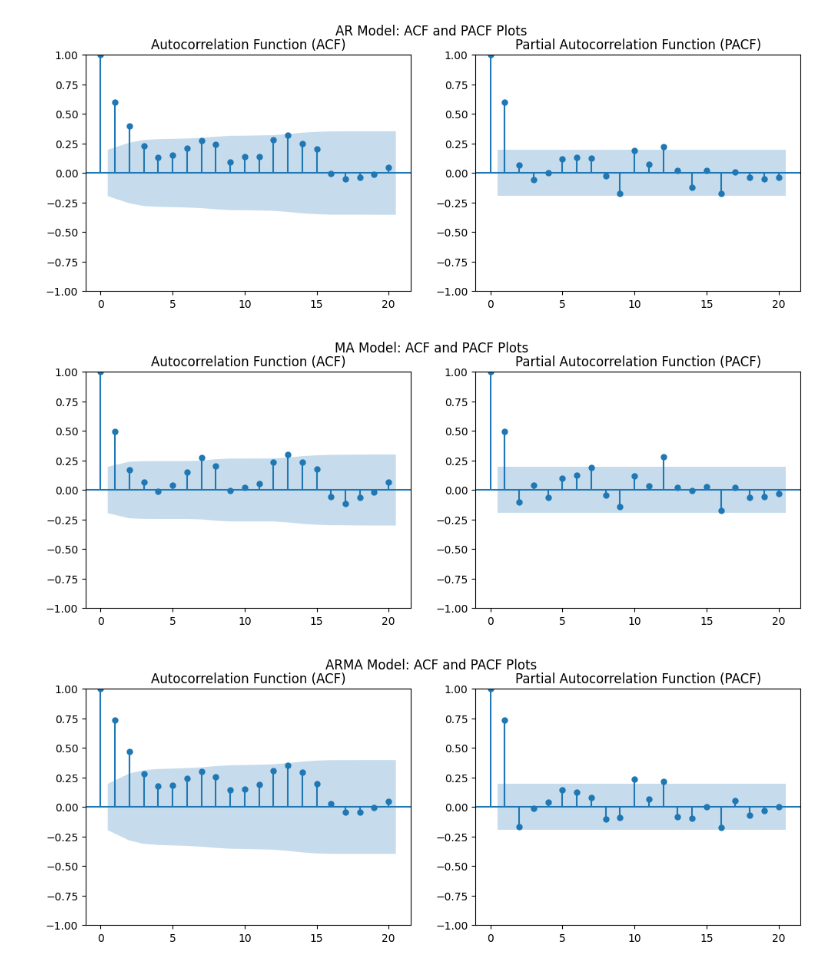
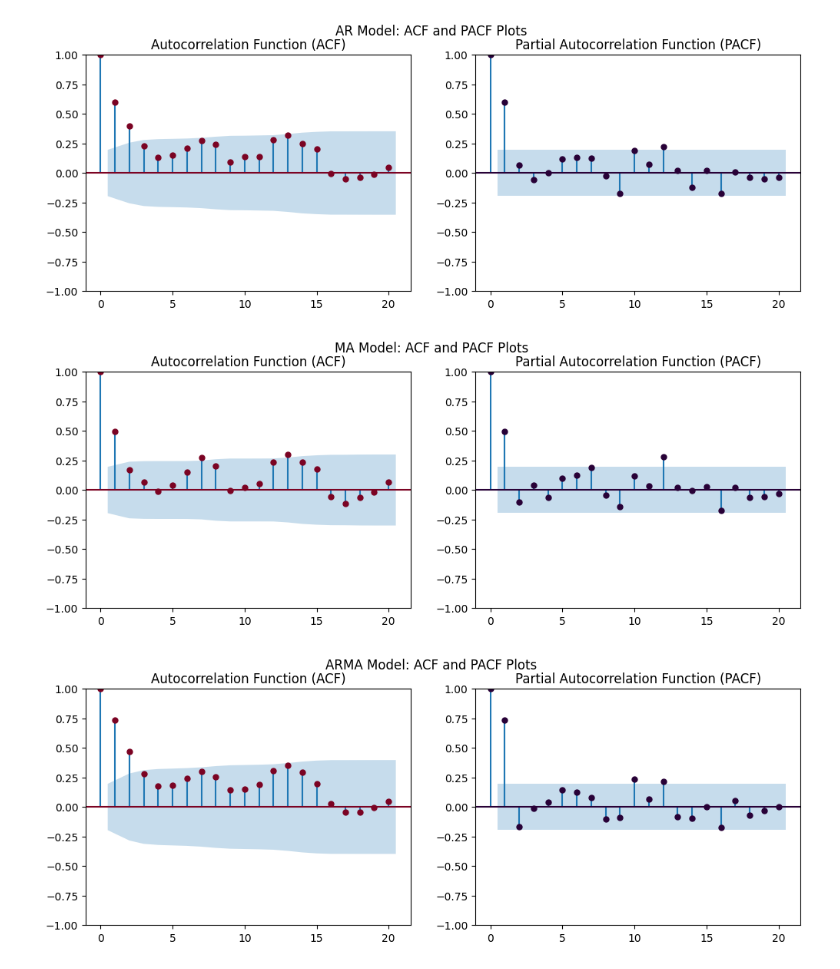
Before and after one commit to KAUSHAL0391/TFM, a Jupyter notebook: 08MAY.ipynb, the cells around one changed output. Drawn from its saved outputs; the diff is of its cells as text; code cells hidden in the pictures.

```diff
--- a/08MAY.ipynb
+++ b/08MAY.ipynb
@@ -1,35 +0,0 @@
-# %%
-import pandas as pd
-import numpy as np
-import matplotlib.pyplot as plt
-from statsmodels.graphics.tsaplots import plot_acf, plot_pacf
-from statsmodels.tsa.arima.model import ARIMA
-
-np.random.seed(0)
-time_series_data = np.random.randn(100)
-
-plt.figure(figsize=(10, 6))
-plt.plot(time_series_data)
-plt.title('Example Time Series Data')
-plt.xlabel('Time')
-plt.ylabel('Value')
-plt.show()
-
-fig, (ax1, ax2) = plt.subplots(2, 1, figsize=(10, 8))
-plot_acf(time_series_data, ax=ax1, lags=20)
-plot_pacf(time_series_data, ax=ax2, lags=20)
-plt.show()
-
-ar_model = ARIMA(time_series_data, order=(1, 0, 0))
-ar_results = ar_model.fit()
-
-print(ar_results.summary())
-
-plt.figure(figsize=(10, 6))
-plt.plot(time_series_data, label='Actual')
-plt.plot(ar_results.fittedvalues, color='red', label='Fitted')
-plt.title('AR(1) Model Fit')
-plt.xlabel('Time')
-plt.ylabel('Value')
-plt.legend()
-plt.show()
@@ -71,39 +15,39 @@ def generate_data(model_type, params, n):
 
 def plot_acf_pacf(data, title):
     fig, (ax1, ax2) = plt.subplots(1, 2, figsize=(12, 4))
-    sm.graphics.tsa.plot_acf(data, lags=20, ax=ax1)
-    sm.graphics.tsa.plot_pacf(data, lags=20, ax=ax2)
+    sm.graphics.tsa.plot_acf(data, lags=20, ax=ax1, color='#7B0323')
+    sm.graphics.tsa.plot_pacf(data, lags=20, ax=ax2, color='#280137')
     ax1.set_title('Autocorrelation Function (ACF)')
     ax2.set_title('Partial Autocorrelation Function (PACF)')
     plt.suptitle(title)
     plt.show()
 
 def fit_model(data, model_type, lags):
     if model_type == 'ar':
         model = sm.tsa.AutoReg(data, lags=lags).fit()
     elif model_type == 'arima':
         model = sm.tsa.ARIMA(data, order=(1, 0, 1), seasonal_order=(0, 0, 0, 0)).fit()
 
 n = 100
 
 ar_params = np.array([0.5])
 y_ar = generate_data('ar', ar_params, n)
 plot_acf_pacf(y_ar, "AR Model: ACF and PACF Plots")
 for lags in [1, 2]:
     fit_model(y_ar, 'ar', lags)
 
 ma_params = np.array([0.5])
 y_ma = generate_data('ma', ma_params, n)
 plot_acf_pacf(y_ma, "MA Model: ACF and PACF Plots")
 for lags in [0, 1]:
     fit_model(y_ma, 'ar', lags)
 
 arma_params = np.array([0.5, 0.3])
 y_arma = generate_data('arma', arma_params, n)
 plot_acf_pacf(y_arma, "ARMA Model: ACF and PACF Plots")
 for lags in [1, 2]:
     fit_model(y_arma, 'ar', lags)
 # %% [output]
-[figure, old version]
+[figure, new version]
-[figure, old version]
+[figure, new version]
-[figure, old version]
+[figure, new version]
```
Also changed, not shown: parts of 1 cell of this notebook.
